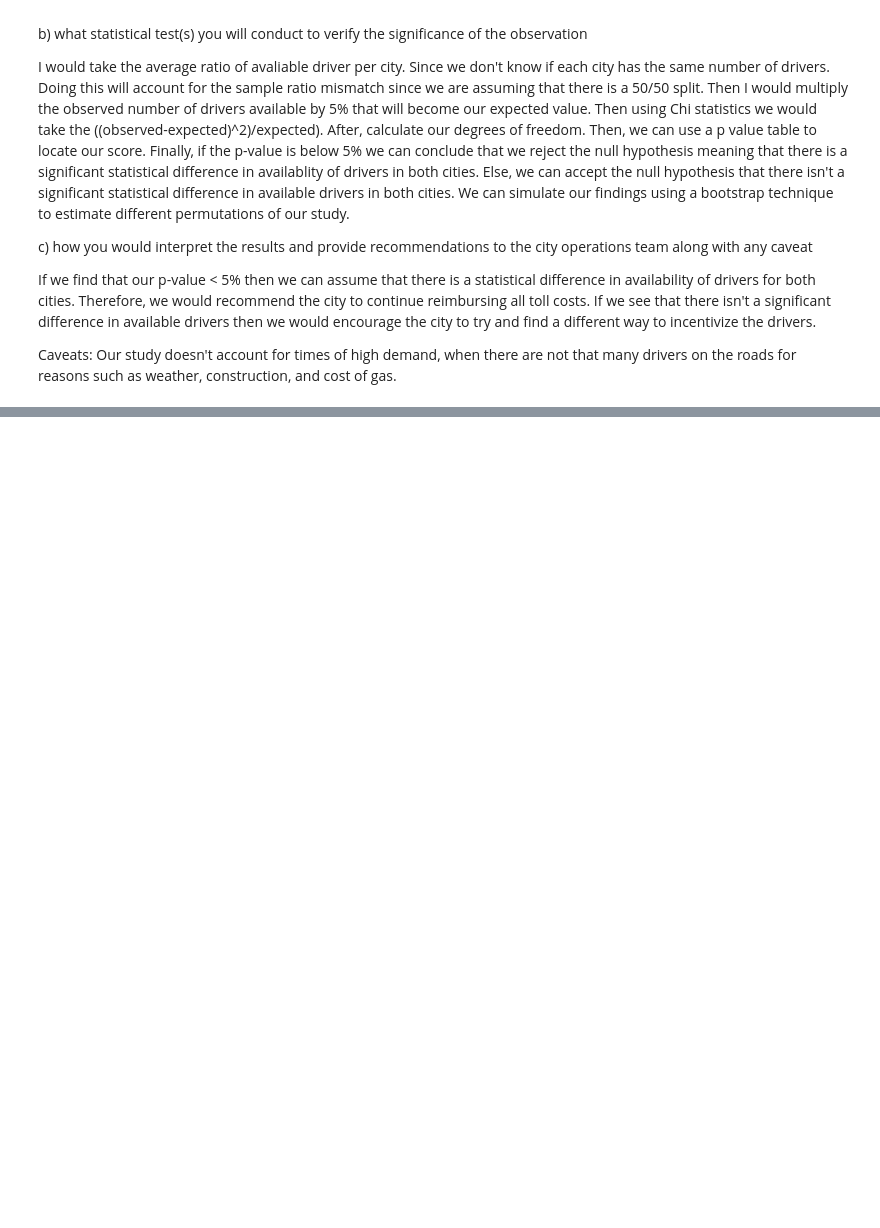
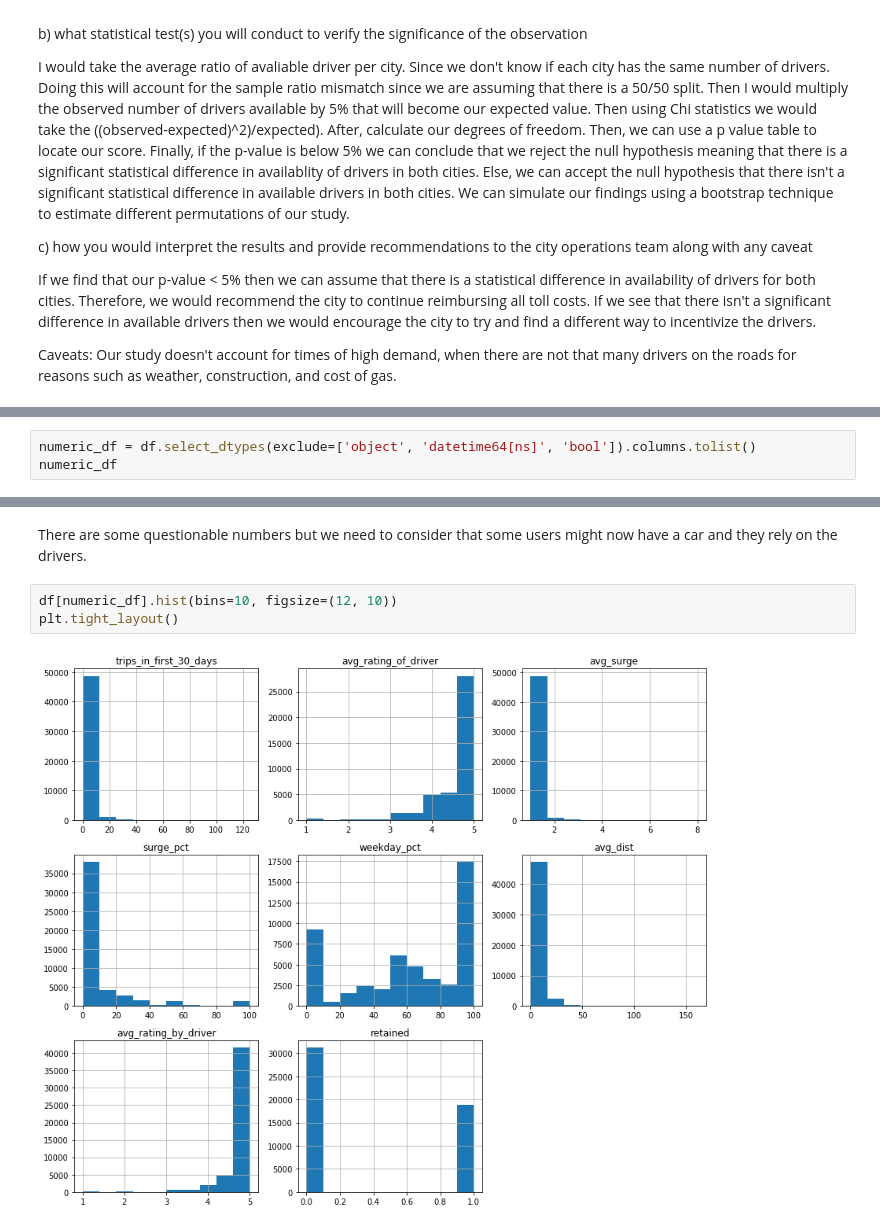
Before and after one commit to lruizarce/dsc_v5, a Jupyter notebook: Unit 27 - Effective Interview/dataAnalysisInterviewChallenge.ipynb, the cells around one changed output, grey strips where cells are left out. Saved outputs shown, nothing was run; the diff lists cells and outputs as text; blank space fills up the shorter version.

```diff
--- a/Unit 27 - Effective Interview/dataAnalysisInterviewChallenge.ipynb
+++ b/Unit 27 - Effective Interview/dataAnalysisInterviewChallenge.ipynb
@@ -161,0 +319,3 @@ Our study doesn't account for times of high demand, when there are not that many
+# %%
+numeric_df = df.select_dtypes(exclude=['object', 'datetime64[ns]', 'bool']).columns.tolist()
+numeric_df
@@ -161,0 +355,7 @@ Our study doesn't account for times of high demand, when there are not that many
+# %% [markdown]
+There are some questionable numbers but we need to consider that some users might now have a car and they rely on the drivers.
+# %%
+df[numeric_df].hist(bins=10, figsize=(12, 10))
+plt.tight_layout()
+# %% [output]
+[figure, added]
```
Also changed, not shown: parts of 78 cells of this notebook.
